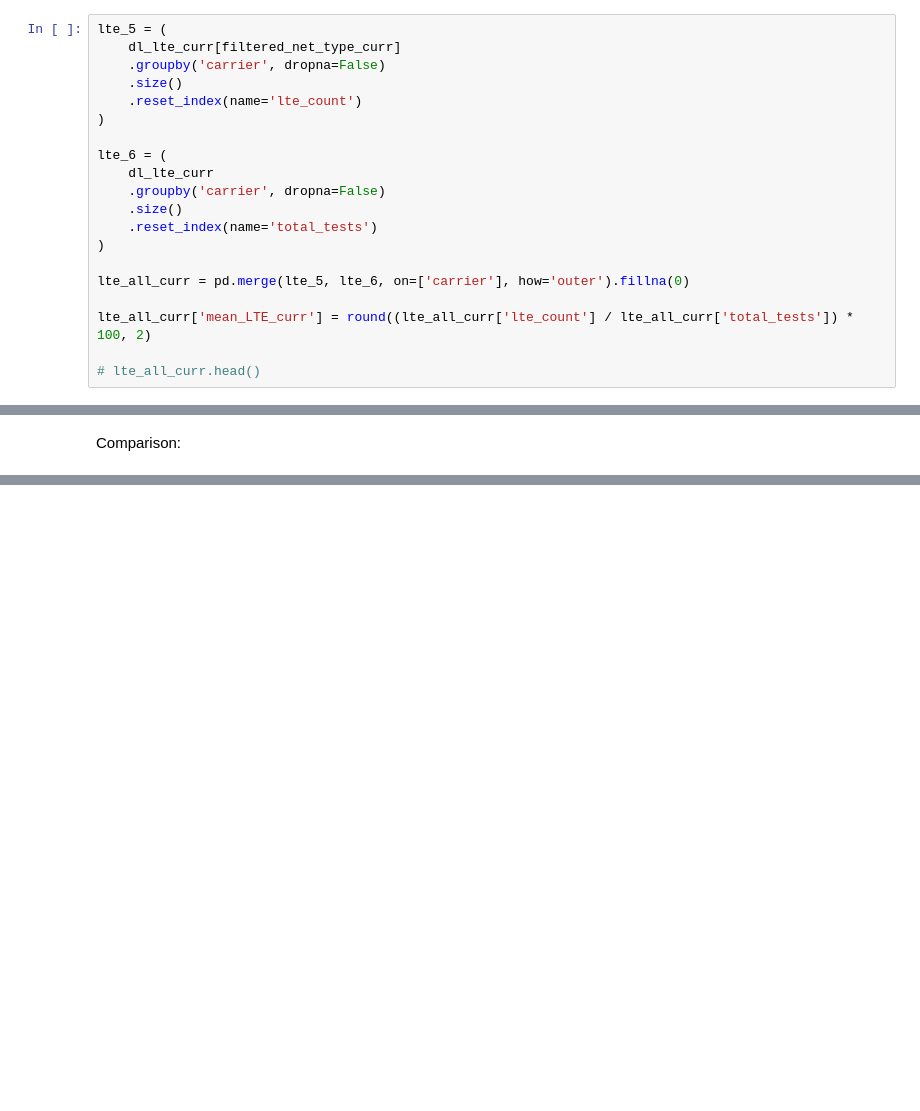
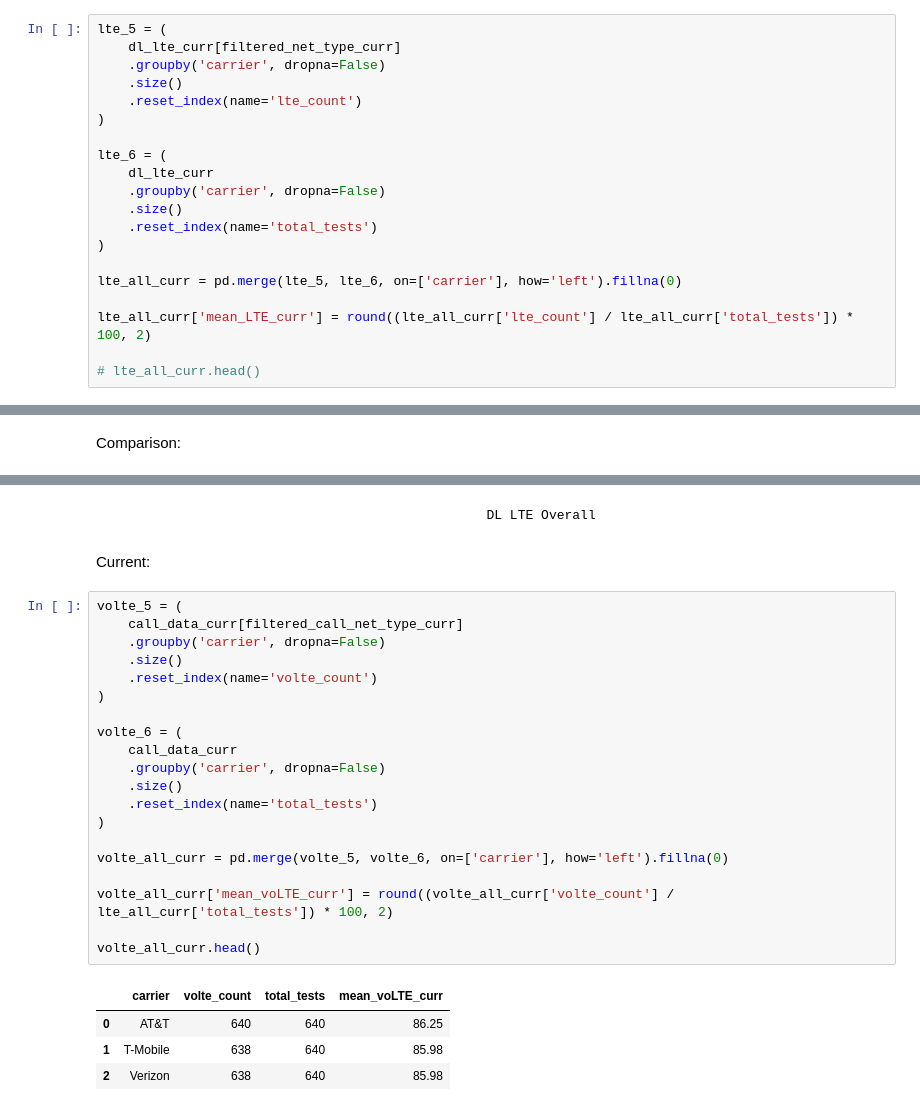
Before and after one commit to ookla-jennymassari/dq_reporting_test.py, a Jupyter notebook: dq_reporting_notebook.ipynb, the cells around one changed output, grey strips where cells are left out. Drawn from its saved outputs; the diff is of its cells as text; blank space fills up the shorter version.

```diff
--- a/dq_reporting_notebook.ipynb
+++ b/dq_reporting_notebook.ipynb
@@ -616,7 +602,7 @@ lte_6 = (
     .reset_index(name='total_tests')
 )
 
-lte_all_curr = pd.merge(lte_5, lte_6, on=['carrier'], how='outer').fillna(0)
+lte_all_curr = pd.merge(lte_5, lte_6, on=['carrier'], how='left').fillna(0)
 
 lte_all_curr['mean_LTE_curr'] = round((lte_all_curr['lte_count'] / lte_all_curr['total_tests']) * 100, 2)
 
@@ -655,0 +722,29 @@ lte_all_comp['mean_LTE_comp'] = round((lte_all_comp['lte_count'] / lte_all_comp[
+# %% [markdown]
+                                                    DL LTE Overall
+# %% [markdown]
+Current:
+# %%
+volte_5 = (
+    call_data_curr[filtered_call_net_type_curr]
+    .groupby('carrier', dropna=False)
+    .size()
+    .reset_index(name='volte_count')
+)
+
+volte_6 = (
+    call_data_curr
+    .groupby('carrier', dropna=False)
+    .size()
+    .reset_index(name='total_tests')
+)
+
+volte_all_curr = pd.merge(volte_5, volte_6, on=['carrier'], how='left').fillna(0)
+
+volte_all_curr['mean_voLTE_curr'] = round((volte_all_curr['volte_count'] / lte_all_curr['total_tests']) * 100, 2)
+
+volte_all_curr.head()
+# %% [output]
+|  | carrier | volte_count | total_tests | mean_voLTE_curr |
+| 0 | AT&T | 640 | 640 | 86.25 |
+| 1 | T-Mobile | 638 | 640 | 85.98 |
+| 2 | Verizon | 638 | 640 | 85.98 |
```
Also changed, not shown: parts of 20 cells of this notebook, 1 other file.
